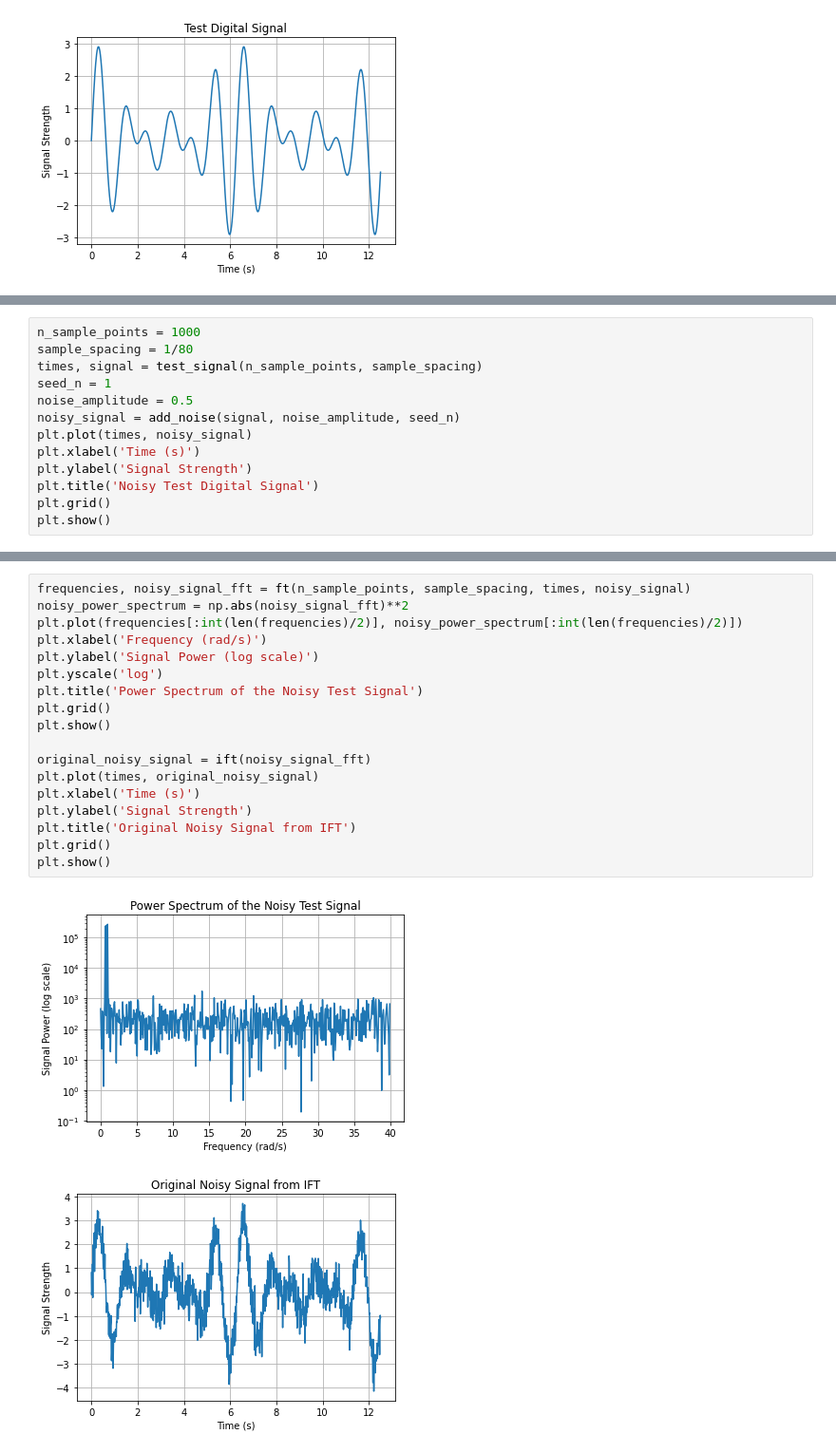
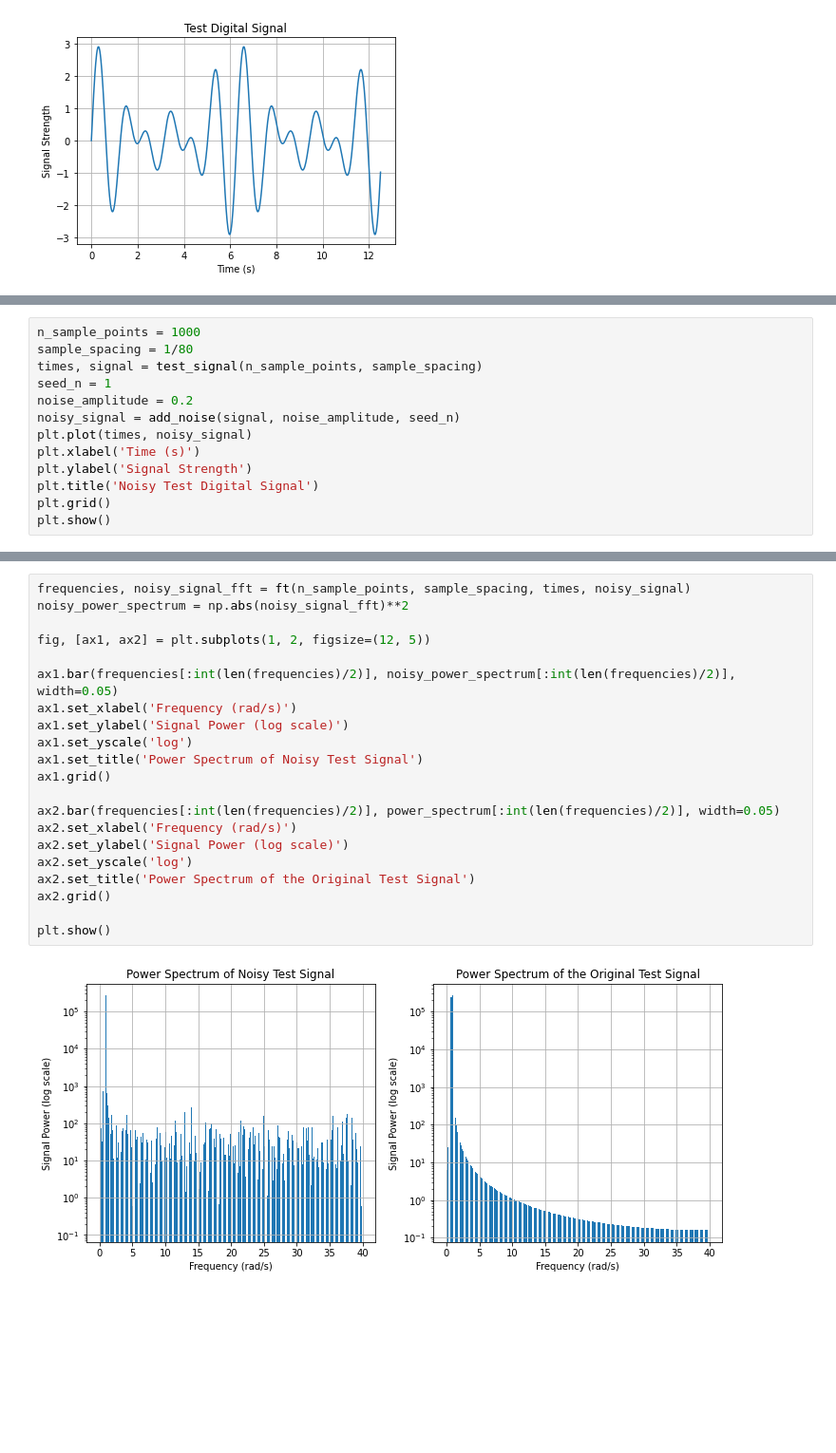
Before and after one commit to JSheare/Computational-Physics, a Jupyter notebook: Final Project.ipynb, the cells around one changed output, grey strips where cells are left out. Shown at 95% size. Saved outputs shown, nothing was run; the diff lists cells and outputs as text; blank space fills up the shorter version.

```diff
--- a/Final Project.ipynb
+++ b/Final Project.ipynb
@@ -76,7 +89,7 @@ n_sample_points = 1000
 sample_spacing = 1/80
 times, signal = test_signal(n_sample_points, sample_spacing)
 seed_n = 1
-noise_amplitude = 0.5
+noise_amplitude = 0.2
 noisy_signal = add_noise(signal, noise_amplitude, seed_n)
 plt.plot(times, noisy_signal)
 plt.xlabel('Time (s)')
@@ -89,21 +102,23 @@ plt.show()
 # %%
 frequencies, noisy_signal_fft = ft(n_sample_points, sample_spacing, times, noisy_signal)
 noisy_power_spectrum = np.abs(noisy_signal_fft)**2
-plt.plot(frequencies[:int(len(frequencies)/2)], noisy_power_spectrum[:int(len(frequencies)/2)])
-plt.xlabel('Frequency (rad/s)')
-plt.ylabel('Signal Power (log scale)')
-plt.yscale('log')
-plt.title('Power Spectrum of the Noisy Test Signal')
-plt.grid()
+
+fig, [ax1, ax2] = plt.subplots(1, 2, figsize=(12, 5))
+
+ax1.bar(frequencies[:int(len(frequencies)/2)], noisy_power_spectrum[:int(len(frequencies)/2)], width=0.05)
+ax1.set_xlabel('Frequency (rad/s)')
+ax1.set_ylabel('Signal Power (log scale)')
+ax1.set_yscale('log')
+ax1.set_title('Power Spectrum of Noisy Test Signal')
+ax1.grid()
+
+ax2.bar(frequencies[:int(len(frequencies)/2)], power_spectrum[:int(len(frequencies)/2)], width=0.05)
+ax2.set_xlabel('Frequency (rad/s)')
+ax2.set_ylabel('Signal Power (log scale)')
+ax2.set_yscale('log')
+ax2.set_title('Power Spectrum of the Original Test Signal')
+ax2.grid()
+
 plt.show()
-
-original_noisy_signal = ift(noisy_signal_fft)
-plt.plot(times, original_noisy_signal)
-plt.xlabel('Time (s)')
-plt.ylabel('Signal Strength')
-plt.title('Original Noisy Signal from IFT')
-plt.grid()
-plt.show()
 # %% [output]
-[figure, old version]
+[figure, new version]
-[figure, removed]
```
Also changed, not shown: parts of 14 cells of this notebook.
